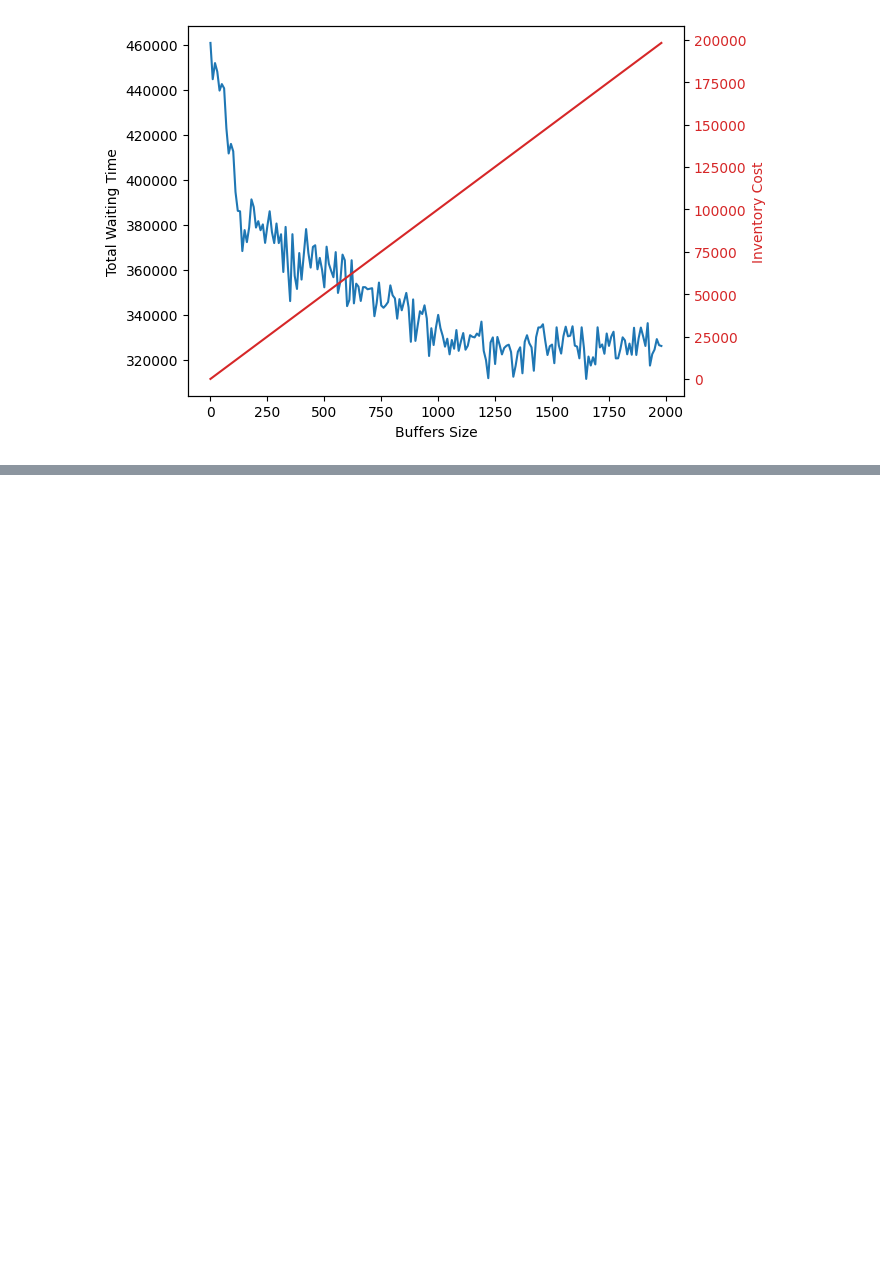
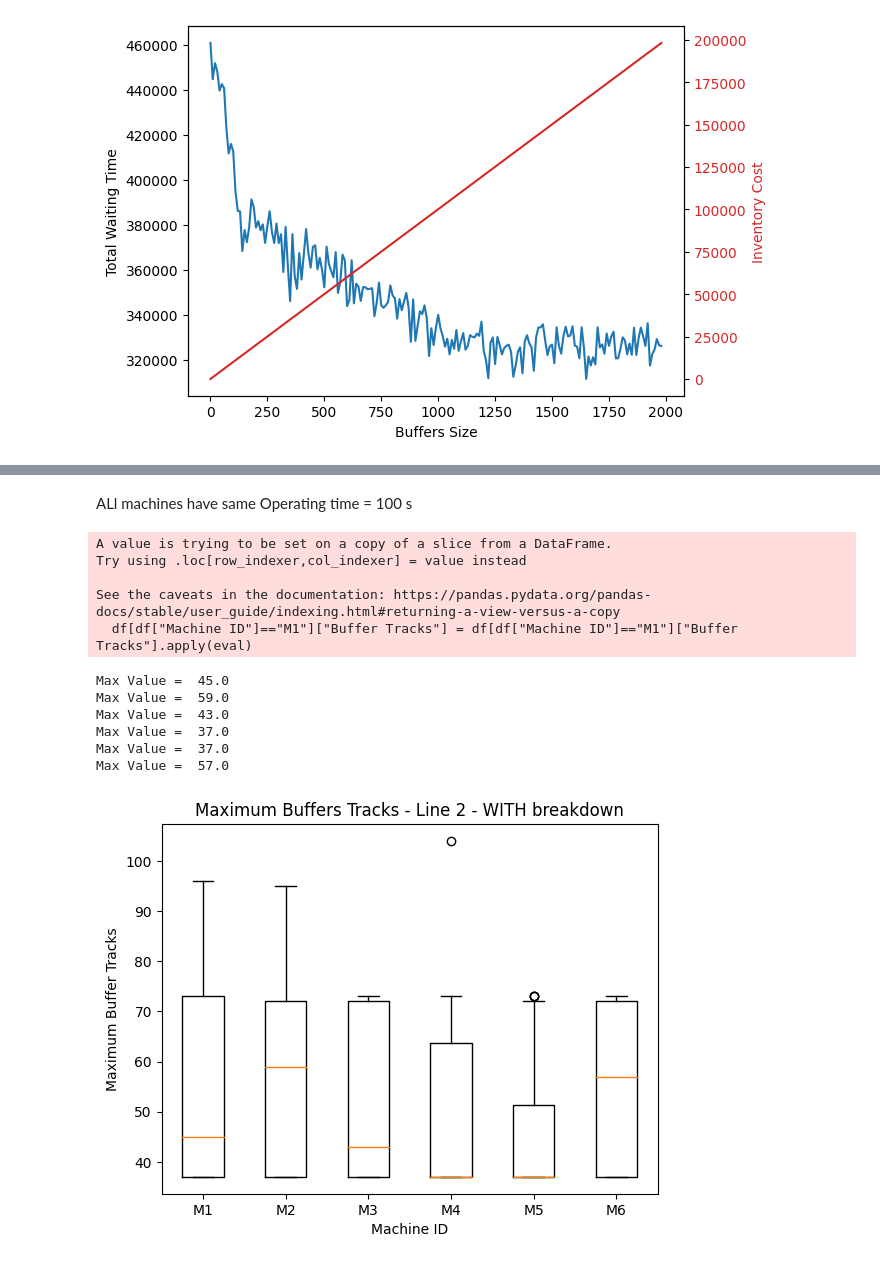
Before and after one commit to anasselhoud/PRODynamics, a Jupyter notebook: analysis.ipynb, the cells around one changed output, grey strips where cells are left out. Saved outputs shown, nothing was run; the diff lists cells and outputs as text; code cells hidden in the pictures; blank space fills up the shorter version.

```diff
--- a/analysis.ipynb
+++ b/analysis.ipynb
@@ -434,0 +550,40 @@ ax2.tick_params(axis='y', labelcolor=color)
+# %% [markdown]
+ALl machines have same Operating time = 100 s
+# %%
+import pandas as pd
+csv_file_path = "./results/postoriorOptim/NoRobot_OKBreakdown_allsamect.csv"
+
+df = pd.read_csv(csv_file_path)
+df[df["Machine ID"]=="M1"]["Buffer Tracks"] = df[df["Machine ID"]=="M1"]["Buffer Tracks"].apply(eval)
+
+import matplotlib.pyplot as plt
+
+m_keys = ['M1', 'M2', 'M3', 'M4', 'M5', 'M6']
+
+def max_in_list(lst):
+    return max(eval(lst))
+
+max_values_per_machine = []
+
+for machine_id in m_keys:
+    max_values_per_machine.append(df[df["Machine ID"] == machine_id]["Buffer Tracks"].apply(max_in_list))
+    print("Max Value = ", np.median(max_values_per_machine[-1]))
+
+plt.boxplot(max_values_per_machine, labels=m_keys)
+plt.xlabel('Machine ID')
+plt.ylabel('Maximum Buffer Tracks')
+plt.title('Maximum Buffers Tracks - Line 2 - WITH breakdown')
+plt.show()
+# %% [output]
+A value is trying to be set on a copy of a slice from a DataFrame.
+Try using .loc[row_indexer,col_indexer] = value instead
+
+See the caveats in the documentation: https://pandas.pydata.org/pandas-docs/stable/user_guide/indexing.html#returning-a-view-versus-a-copy
+  df[df["Machine ID"]=="M1"]["Buffer Tracks"] = df[df["Machine ID"]=="M1"]["Buffer Tracks"].apply(eval)
+Max Value =  45.0
+Max Value =  59.0
+Max Value =  43.0
+Max Value =  37.0
+Max Value =  37.0
+Max Value =  57.0
+[figure, added]
```
Also changed, not shown: parts of 38 cells of this notebook, 23 other files.
